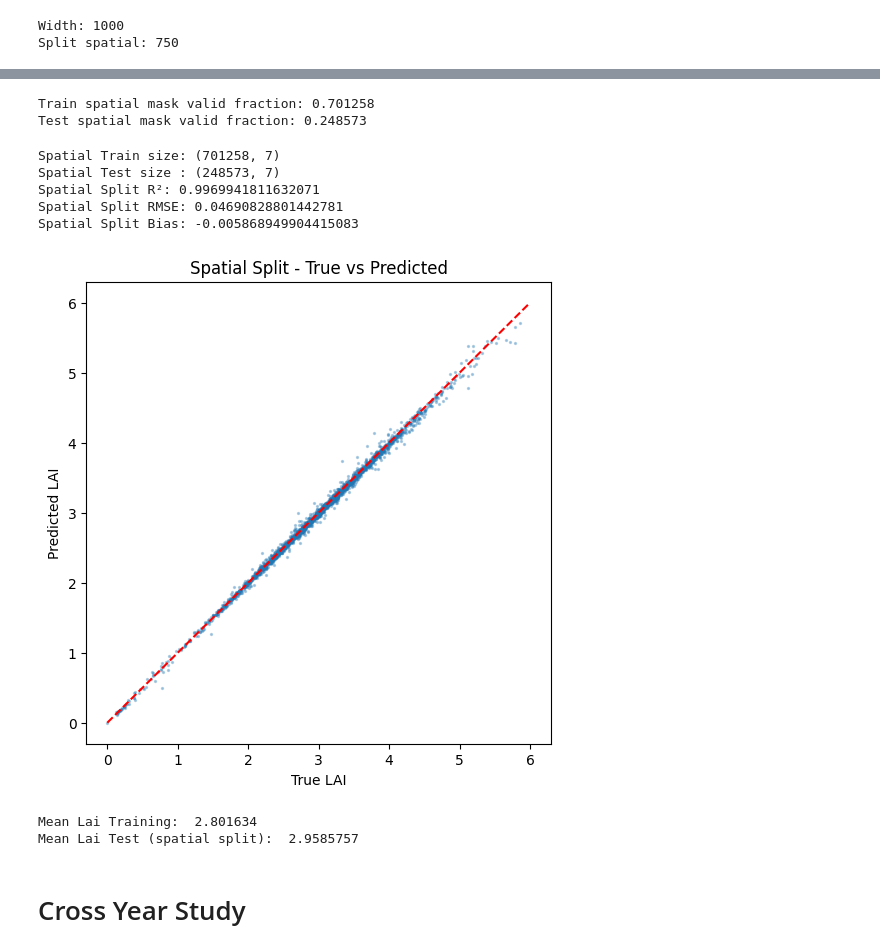
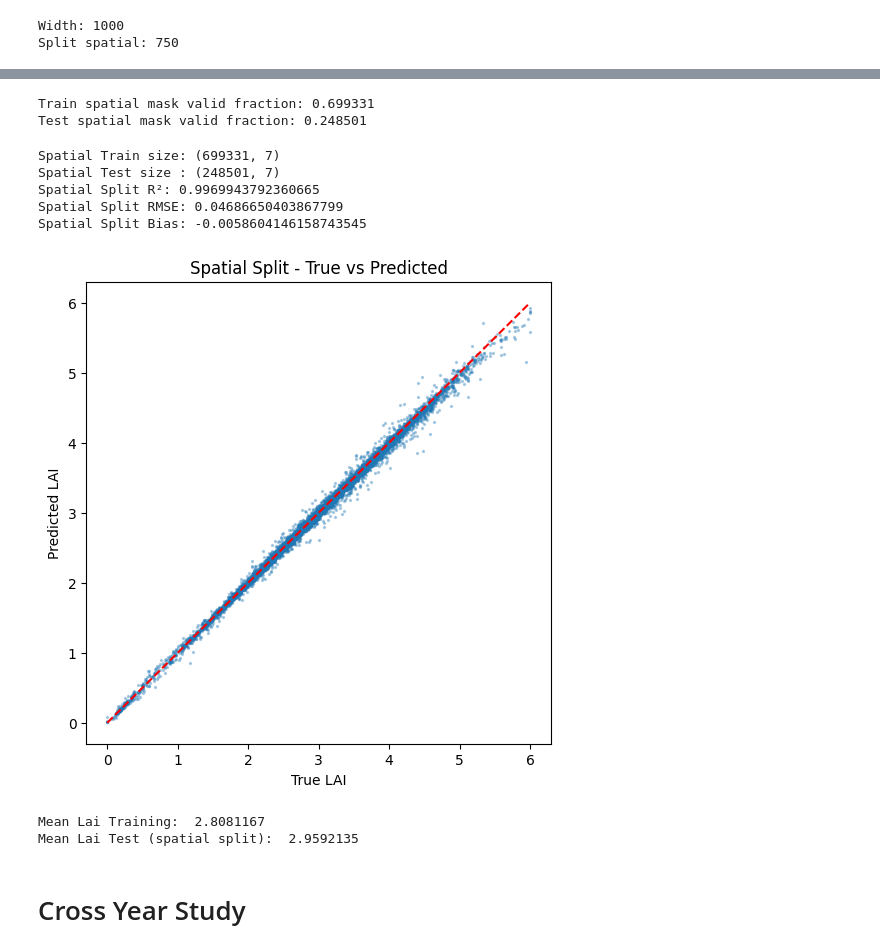
Before and after one commit to eliaubedd/LAI-Transferability-S2, a Jupyter notebook: refactor.ipynb, the cells around one changed output, grey strips where cells are left out. Saved outputs shown, nothing was run; the diff lists cells and outputs as text; code cells hidden in the pictures.

```diff
--- a/refactor.ipynb
+++ b/refactor.ipynb
@@ -623,7 +744,7 @@ training_lai_path = "LAI_ROI_20m.tif"
 training_lai, lai_meta = load_and_clean_lai(training_lai_path)
 print("Training LAI shape:", training_lai.shape)
 
-mask_train = build_mask(training_scl, training_lai, keep_classes=[4, 5, 6, 7])
+mask_train = build_mask(training_scl, training_lai, keep_classes=[4, 5])
 
 print("Mask shape:", mask_train.shape)
 print("Valid fraction:", mask_train.mean())
@@ -759,8 +980,8 @@ test_spatial_mask = test_spatial_mask & mask_train
 print("Train spatial mask valid fraction:", train_spatial_mask.mean())
 print("Test spatial mask valid fraction:", test_spatial_mask.mean())
 # %% [output]
-Train spatial mask valid fraction: 0.701258
-Test spatial mask valid fraction: 0.248573
+Train spatial mask valid fraction: 0.699331
+Test spatial mask valid fraction: 0.248501
 # %%
 X_tr_spatial = training_X[train_spatial_mask]
 y_tr_spatial = training_lai[train_spatial_mask]
@@ -783,27 +1004,27 @@ print("Spatial Split R²:", r2_spatial)
 print("Spatial Split RMSE:", rmse_spatial)
 print("Spatial Split Bias:", bias_spatial)
 # %% [output]
-Spatial Train size: (701258, 7)
-Spatial Test size : (248573, 7)
-Spatial Split R²: 0.9969941811632071
-Spatial Split RMSE: 0.04690828801442781
-Spatial Split Bias: -0.005868949904415083
+Spatial Train size: (699331, 7)
+Spatial Test size : (248501, 7)
+Spatial Split R²: 0.9969943792360665
+Spatial Split RMSE: 0.04686650403867799
+Spatial Split Bias: -0.0058604146158743545
 # %%
 plt.figure(figsize=(6,6))
-plt.scatter(y_te_spatial[::100], y_pred_spatial[::100], s=2, alpha=0.3)
+plt.scatter(y_te_spatial[::20], y_pred_spatial[::20], s=2, alpha=0.3)
 plt.plot([0,6],[0,6],'r--')
 plt.xlabel("True LAI")
 plt.ylabel("Predicted LAI")
 plt.title("Spatial Split - True vs Predicted")
 plt.show()
 # %% [output]
-[figure, old version]
+[figure, new version]
 # %%
 print("Mean Lai Training: ", np.mean(y_tr_spatial))
 print("Mean Lai Test (spatial split): ", np.mean(y_te_spatial))
 # %% [output]
-Mean Lai Training:  2.801634
-Mean Lai Test (spatial split):  2.9585757
+Mean Lai Training:  2.8081167
+Mean Lai Test (spatial split):  2.9592135
 # %% [markdown]
 # Cross Year Study
 # %%
```
Also changed, not shown: parts of 32 cells of this notebook, 2 other files.
